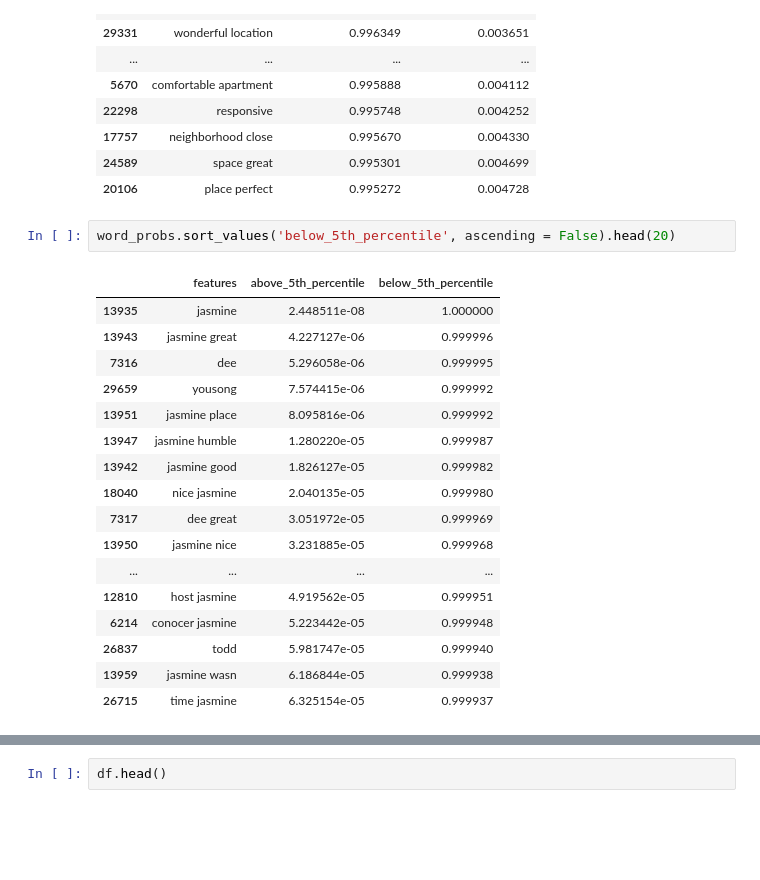
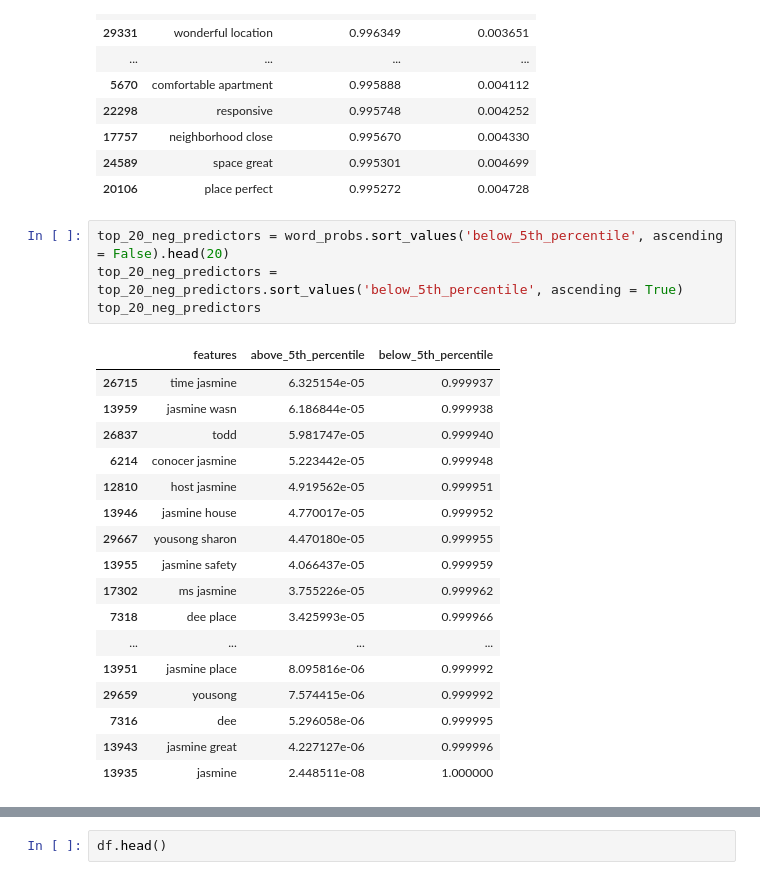
Before and after one commit to DKaneData/GA-AirBnB-Capstone, a Jupyter notebook: code/07_Oversample_Model.ipynb, the cells around one changed output, grey strips where cells are left out. Cells and saved outputs as stored; diff of their text form; blank space fills up the shorter version.

```diff
--- a/code/07_Oversample_Model.ipynb
+++ b/code/07_Oversample_Model.ipynb
@@ -478,22 +495,24 @@ word_probs.sort_values('above_5th_percentile', ascending = False).head(20)
 | 24589 | space great | 0.995301 | 0.004699 |
 | 20106 | place perfect | 0.995272 | 0.004728 |
 # %%
-word_probs.sort_values('below_5th_percentile', ascending = False).head(20)
+top_20_neg_predictors = word_probs.sort_values('below_5th_percentile', ascending = False).head(20)
+top_20_neg_predictors = top_20_neg_predictors.sort_values('below_5th_percentile', ascending = True)
+top_20_neg_predictors
 # %% [output]
 |  | features | above_5th_percentile | below_5th_percentile |
+| 26715 | time jasmine | 6.325154e-05 | 0.999937 |
+| 13959 | jasmine wasn | 6.186844e-05 | 0.999938 |
+| 26837 | todd | 5.981747e-05 | 0.999940 |
+| 6214 | conocer jasmine | 5.223442e-05 | 0.999948 |
+| 12810 | host jasmine | 4.919562e-05 | 0.999951 |
+| 13946 | jasmine house | 4.770017e-05 | 0.999952 |
+| 29667 | yousong sharon | 4.470180e-05 | 0.999955 |
+| 13955 | jasmine safety | 4.066437e-05 | 0.999959 |
+| 17302 | ms jasmine | 3.755226e-05 | 0.999962 |
+| 7318 | dee place | 3.425993e-05 | 0.999966 |
+| ... | ... | ... | ... |
+| 13951 | jasmine place | 8.095816e-06 | 0.999992 |
+| 29659 | yousong | 7.574415e-06 | 0.999992 |
+| 7316 | dee | 5.296058e-06 | 0.999995 |
+| 13943 | jasmine great | 4.227127e-06 | 0.999996 |
 | 13935 | jasmine | 2.448511e-08 | 1.000000 |
-| 13943 | jasmine great | 4.227127e-06 | 0.999996 |
-| 7316 | dee | 5.296058e-06 | 0.999995 |
-| 29659 | yousong | 7.574415e-06 | 0.999992 |
-| 13951 | jasmine place | 8.095816e-06 | 0.999992 |
-| 13947 | jasmine humble | 1.280220e-05 | 0.999987 |
-| 13942 | jasmine good | 1.826127e-05 | 0.999982 |
-| 18040 | nice jasmine | 2.040135e-05 | 0.999980 |
-| 7317 | dee great | 3.051972e-05 | 0.999969 |
-| 13950 | jasmine nice | 3.231885e-05 | 0.999968 |
-| ... | ... | ... | ... |
-| 12810 | host jasmine | 4.919562e-05 | 0.999951 |
-| 6214 | conocer jasmine | 5.223442e-05 | 0.999948 |
-| 26837 | todd | 5.981747e-05 | 0.999940 |
-| 13959 | jasmine wasn | 6.186844e-05 | 0.999938 |
-| 26715 | time jasmine | 6.325154e-05 | 0.999937 |
```
Also changed, not shown: parts of 4 cells of this notebook, 17 other files.
